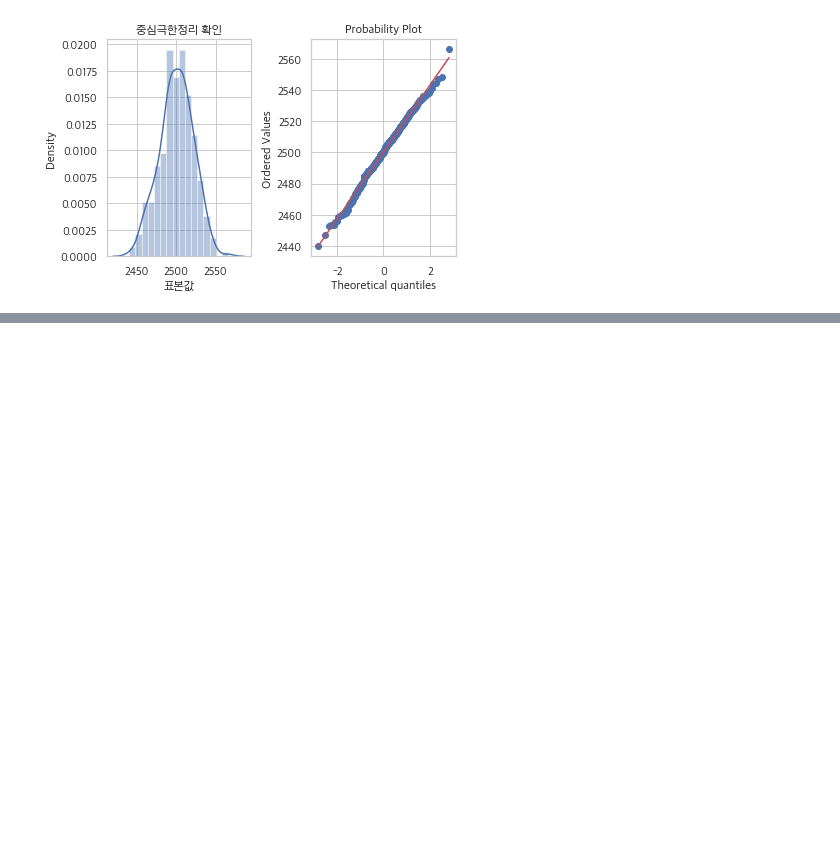
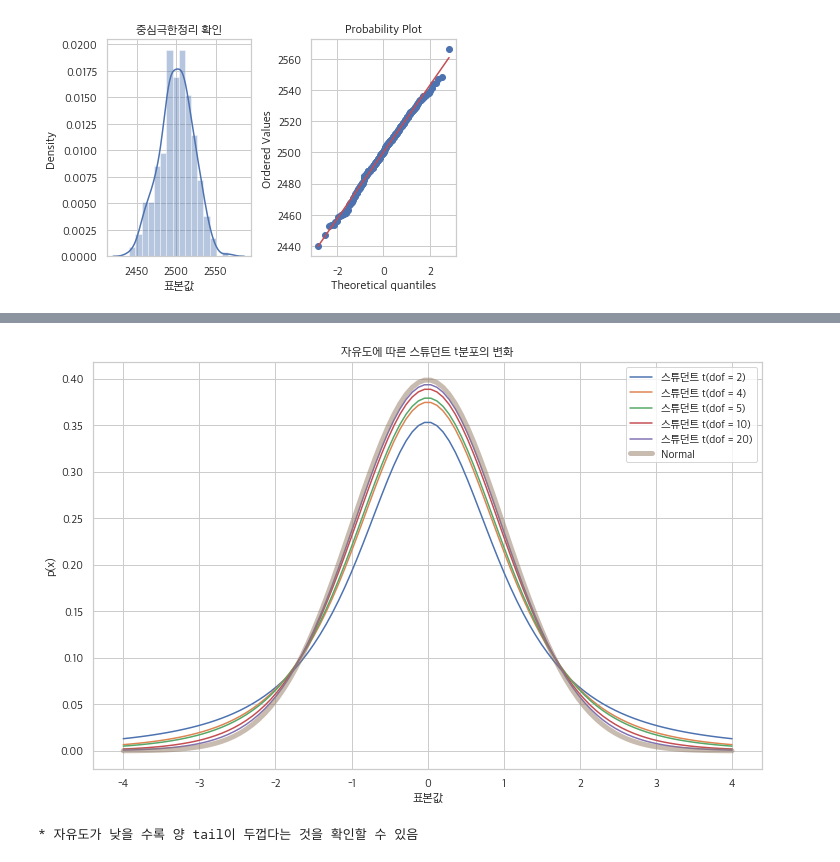
Before and after one commit to wooseok1152/python-data_science_school, a Jupyter notebook: data_science_school_example_script.ipynb, the cells around one changed output, grey strips where cells are left out. Cells and saved outputs as stored; diff of their text form; code cells hidden in the pictures; blank space fills up the shorter version.

```diff
--- a/data_science_school_practice.ipynb
+++ b/data_science_school_example_script.ipynb
@@ -3241,0 +3334,22 @@ for i in range(3) :
+# %%
+# t분포 확인
+
+%matplotlib inline
+
+plt.figure(figsize = (12, 7.5))
+xx = np.linspace(-4, 4, 100)
+for i in [2, 4, 5, 10, 20] :
+
+    rv = sp.stats.t(df = i)
+    plt.plot(xx, rv.pdf(xx), label = "스튜던트 t(dof = {})".format(i))
+plt.plot(xx, sp.stats.norm().pdf(xx), label = "Normal", lw = 5, alpha = 0.5)
+plt.title("자유도에 따른 스튜던트 t분포의 변화")
+plt.xlabel("표본값")
+plt.ylabel("p(x)")
+plt.legend()
+plt.show()
+
+print("* 자유도가 낮을 수록 양 tail이 두껍다는 것을 확인할 수 있음")
+# %% [output]
+[figure, added]
+* 자유도가 낮을 수록 양 tail이 두껍다는 것을 확인할 수 있음
```
Also changed, not shown: parts of 39 cells of this notebook.
